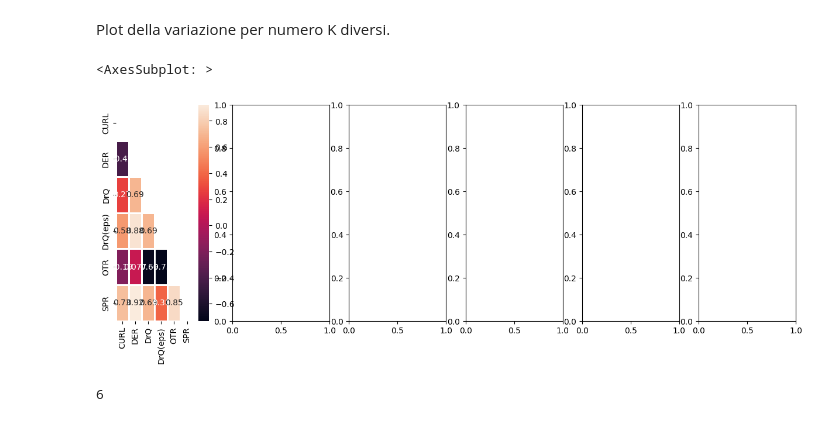
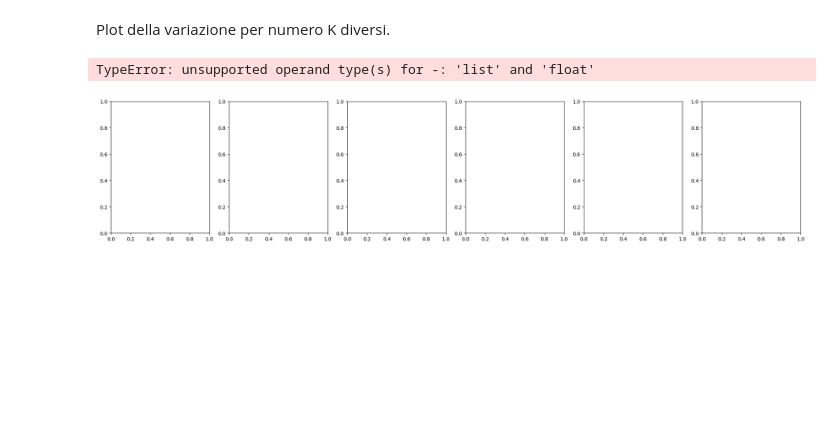
Before and after one commit to ecaromeo/stat_prec, a Jupyter notebook: normality.ipynb, the cells around one changed output. Drawn from its saved outputs; the diff is of its cells as text; code cells hidden in the pictures; blank space fills up the shorter version.

```diff
--- a/normality.ipynb
+++ b/normality.ipynb
@@ -259,44 +398,46 @@ def relat_discov (alpha, p_vals_great, p_vals_less):
 # %%
 games = list(rain_ret.keys())
 p_vals_great = np.zeros(len(games))
 p_vals_less = np.zeros(len(games))
 p_vals_mood_great = np.zeros(len(games))
 p_vals_mood_less = np.zeros(len(games))
 ttr = 0.1 # Trim value
 alpha = 0.05
 M = len(games)
 Nalgo = len(algo_bench.items())
 algo_list = list(algo_bench.keys())
 Kv = np.array([3, 5, 10, 25, 50, 100])
 K = 100    # Number or samples from the simulation
-J_matrix = np.zeros((Nalgo, Nalgo))
+fig, ax = plt.subplots(1, len(Kv))
+fig.set_figwidth(25)
 
-for alg1, alg2 in itertools.combinations(algo_bench.keys(), 2):
-        alg1_ret = algo_bench[alg1]
-        alg2_ret = algo_bench[alg2]
-        i1 = algo_list.index(alg1)
-        i2 = algo_list.index(alg2)
-        for i, game in zip(range(len(games)), games):
-                alg1_smpl = random.sample(alg1_ret[game], K)
-                alg2_smpl = random.sample(alg2_ret[game], K)
-                _, p_vals_great[i] = stats.ttest_ind(alg2_smpl, alg1_smpl, equal_var=False, alternative='greater', trim=ttr)
-                _, p_vals_less[i] = stats.ttest_ind(alg2_smpl, alg1_smpl, equal_var=False, alternative='less', trim=ttr)
-                # _, p_vals_mood_great[i] = stats.mood(curl_smpl, der_smpl, alternative='greater')
-                # _, p_vals_mood_less[i] = stats.mood(curl_smpl, der_smpl, alternative='less')
+for kk in range(len(Kv)):
+        K = Kv[kk]
+        J_matrix = np.zeros((Nalgo, Nalgo))
+        M_matrix = np.zeros((Nalgo, Nalgo))
+        for alg1, alg2 in itertools.combinations(algo_bench.keys(), 2):
+                alg1_ret = algo_bench[alg1]
+                alg2_ret = algo_bench[alg2]
+                i1 = algo_list.index(alg1)
+                i2 = algo_list.index(alg2)
+                for i, game in zip(range(len(games)), games):
+                        alg1_smpl = random.sample(alg1_ret[game], K)
+                        alg2_smpl = random.sample(alg2_ret[game], K)
+                        alg1_smpl = score_normalization(alg1_smpl, RANDOM_SCORES[game], HUMAN_SCORES[game])
+                        alg2_smpl = score_normalization(alg2_smpl, RANDOM_SCORES[game], HUMAN_SCORES[game])
+                        _, p_vals_great[i] = stats.ttest_ind(alg2_smpl, alg1_smpl, equal_var=False, alternative='greater', trim=ttr)
+                        _, p_vals_less[i] = stats.ttest_ind(alg2_smpl, alg1_smpl, equal_var=False, alternative='less', trim=ttr)
+                        # _, p_vals_mood_great[i] = stats.mood(curl_smpl, der_smpl, alternative='greater')
+                        # _, p_vals_mood_less[i] = stats.mood(curl_smpl, der_smpl, alternative='less')
 
                 J_score = relat_discov (alpha, p_vals_great, p_vals_less)
                 J_matrix[i2, i1] = J_score
+
+        mask = np.zeros_like(J_matrix)
+        mask[np.triu_indices_from(mask)] = True
+        sns.heatmap(J_matrix, vmin=-1, vmax=1, linewidth=1, mask=mask, annot=True, xticklabels=algo_list, yticklabels=algo_list, ax=ax[kk])
+        ax[kk].set_title(f"{K} samples")
+# %% [output]
+TypeError: unsupported operand type(s) for -: 'list' and 'float'
+[figure, added]
-# %%
-mask = np.zeros_like(J_matrix)
-mask[np.triu_indices_from(mask)] = True
-fig, ax = plt.subplots(1, len(Kv))
-fig.set_figwidth(15)
-sns.heatmap(J_matrix, linewidth=1, mask=mask, annot=True, xticklabels=algo_list, yticklabels=algo_list, ax=ax[0])
-# %% [output]
-<AxesSubplot: >
-[figure, removed]
-# %%
-fig.set_figwidth(15)
-# %% [output]
-6
 # %%
```
Also changed, not shown: parts of 25 cells of this notebook.
